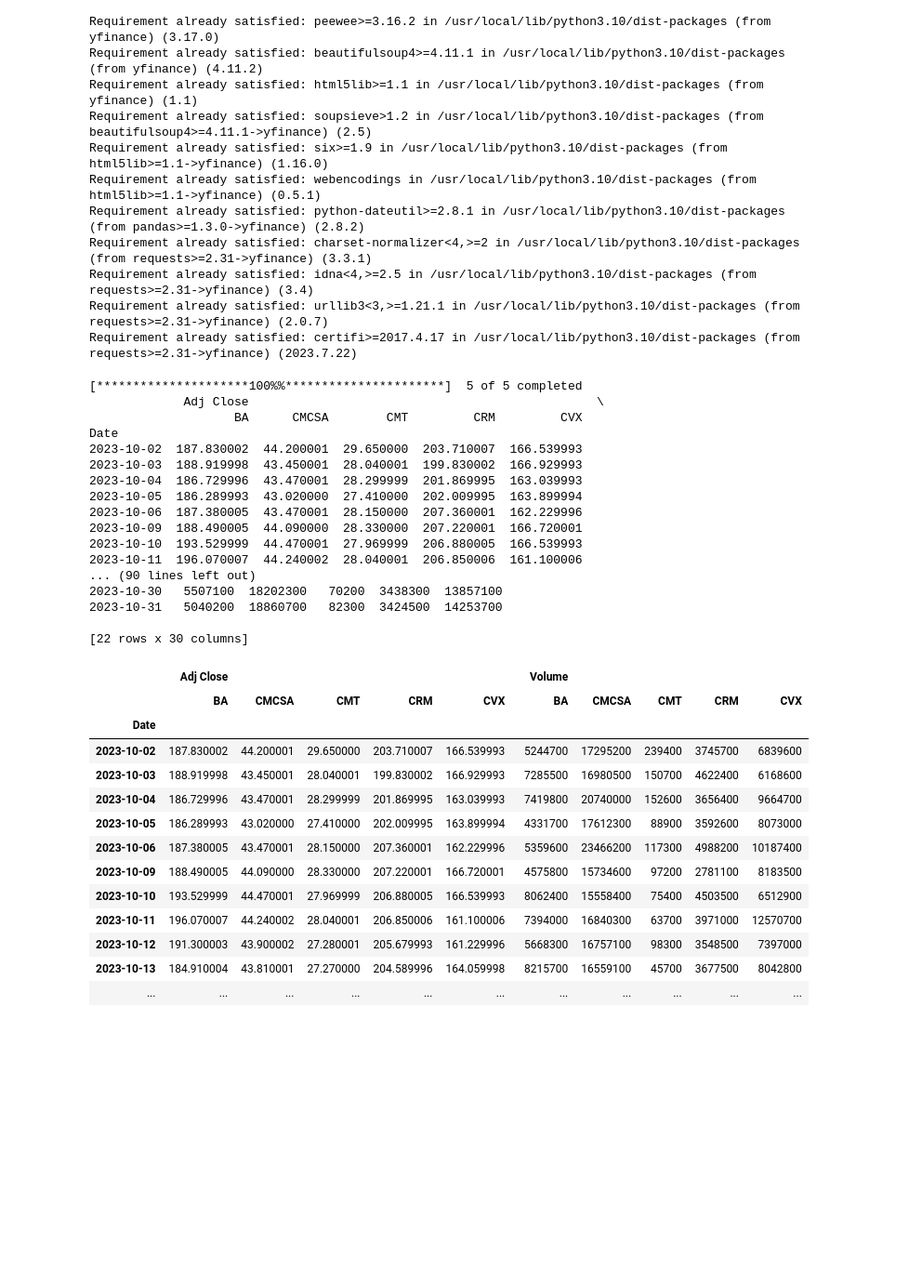
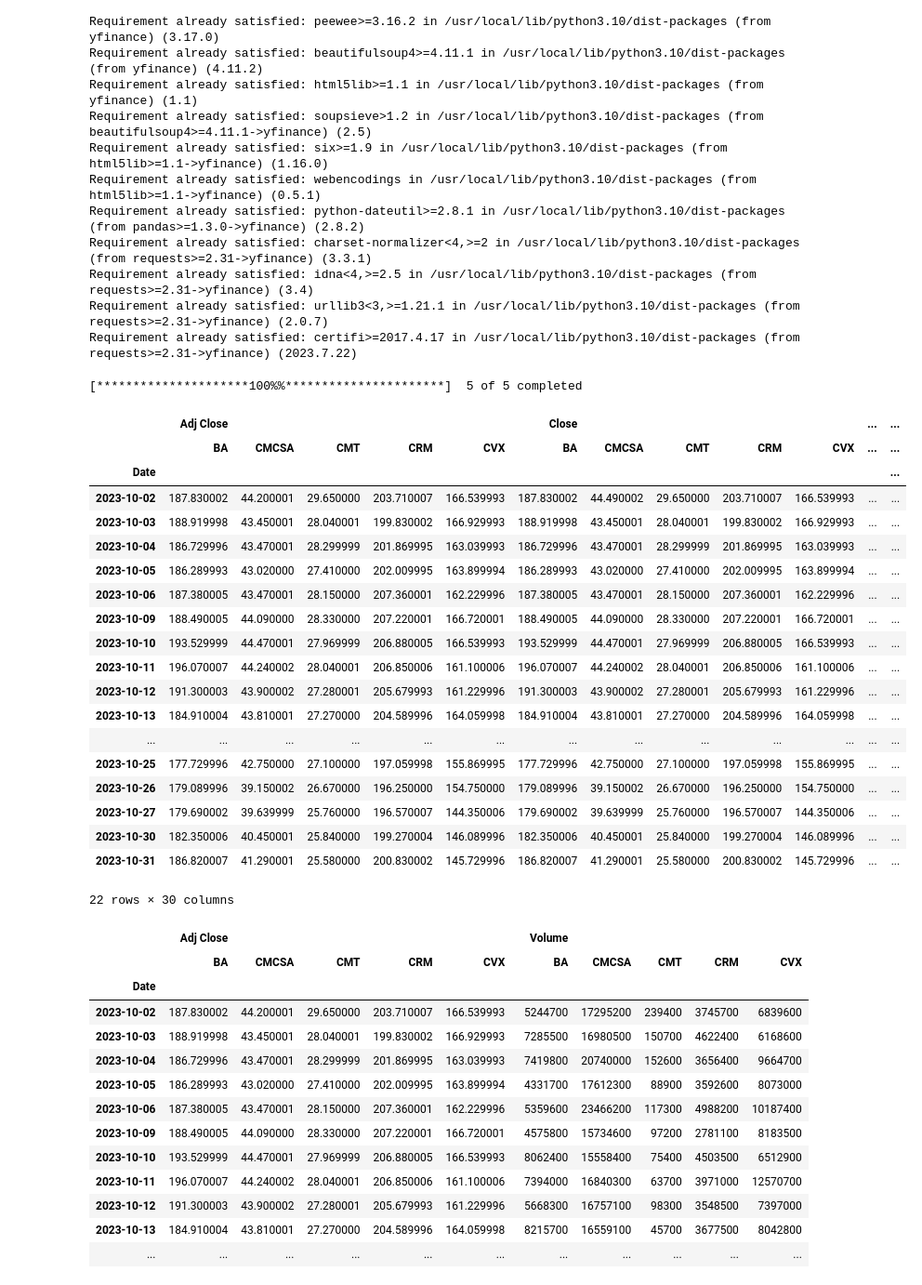
Before and after one commit to victorezealuma/Stock_Portfolio_Optimization, a Jupyter notebook: Portfolio_Opt_.ipynb, the cells around one changed output. Shown at 93% size. Cells and saved outputs as stored; diff of their text form; code cells hidden in the pictures; blank space fills up the shorter version.

```diff
--- a/Portfolio_Opt_.ipynb
+++ b/Portfolio_Opt_.ipynb
@@ -39,25 +40,29 @@ tickers = ("BA,CMT,CMCSA,CRM,CVX")
 # %%
 #import yfinance as yf
 df = yf.download(tickers, period="1mo")
-print(df)
+df
 # %% [output]
 [*********************100%%**********************]  5 of 5 completed
-             Adj Close                                                \
-                    BA      CMCSA        CMT         CRM         CVX
-Date
-2023-10-02  187.830002  44.200001  29.650000  203.710007  166.539993
-2023-10-03  188.919998  43.450001  28.040001  199.830002  166.929993
-2023-10-04  186.729996  43.470001  28.299999  201.869995  163.039993
-2023-10-05  186.289993  43.020000  27.410000  202.009995  163.899994
-2023-10-06  187.380005  43.470001  28.150000  207.360001  162.229996
-2023-10-09  188.490005  44.090000  28.330000  207.220001  166.720001
-2023-10-10  193.529999  44.470001  27.969999  206.880005  166.539993
-2023-10-11  196.070007  44.240002  28.040001  206.850006  161.100006
-... (90 lines left out)
-2023-10-30   5507100  18202300   70200  3438300  13857100
-2023-10-31   5040200  18860700   82300  3424500  14253700
-
-[22 rows x 30 columns]
+|  | Adj Close |  |  |  |  | Close |  |  |  |  | ... | ... |
+|  | BA | CMCSA | CMT | CRM | CVX | BA | CMCSA | CMT | CRM | CVX | ... | ... |
+| Date |  |  |  |  |  |  |  |  |  |  |  | ... |
+| 2023-10-02 | 187.830002 | 44.200001 | 29.650000 | 203.710007 | 166.539993 | 187.830002 | 44.490002 | 29.650000 | 203.710007 | 166.539993 | ... | ... |
+| 2023-10-03 | 188.919998 | 43.450001 | 28.040001 | 199.830002 | 166.929993 | 188.919998 | 43.450001 | 28.040001 | 199.830002 | 166.929993 | ... | ... |
+| 2023-10-04 | 186.729996 | 43.470001 | 28.299999 | 201.869995 | 163.039993 | 186.729996 | 43.470001 | 28.299999 | 201.869995 | 163.039993 | ... | ... |
+| 2023-10-05 | 186.289993 | 43.020000 | 27.410000 | 202.009995 | 163.899994 | 186.289993 | 43.020000 | 27.410000 | 202.009995 | 163.899994 | ... | ... |
+| 2023-10-06 | 187.380005 | 43.470001 | 28.150000 | 207.360001 | 162.229996 | 187.380005 | 43.470001 | 28.150000 | 207.360001 | 162.229996 | ... | ... |
+| 2023-10-09 | 188.490005 | 44.090000 | 28.330000 | 207.220001 | 166.720001 | 188.490005 | 44.090000 | 28.330000 | 207.220001 | 166.720001 | ... | ... |
+| 2023-10-10 | 193.529999 | 44.470001 | 27.969999 | 206.880005 | 166.539993 | 193.529999 | 44.470001 | 27.969999 | 206.880005 | 166.539993 | ... | ... |
+| 2023-10-11 | 196.070007 | 44.240002 | 28.040001 | 206.850006 | 161.100006 | 196.070007 | 44.240002 | 28.040001 | 206.850006 | 161.100006 | ... | ... |
+| 2023-10-12 | 191.300003 | 43.900002 | 27.280001 | 205.679993 | 161.229996 | 191.300003 | 43.900002 | 27.280001 | 205.679993 | 161.229996 | ... | ... |
+| 2023-10-13 | 184.910004 | 43.810001 | 27.270000 | 204.589996 | 164.059998 | 184.910004 | 43.810001 | 27.270000 | 204.589996 | 164.059998 | ... | ... |
+| ... | ... | ... | ... | ... | ... | ... | ... | ... | ... | ... | ... | ... |
+| 2023-10-25 | 177.729996 | 42.750000 | 27.100000 | 197.059998 | 155.869995 | 177.729996 | 42.750000 | 27.100000 | 197.059998 | 155.869995 | ... | ... |
+| 2023-10-26 | 179.089996 | 39.150002 | 26.670000 | 196.250000 | 154.750000 | 179.089996 | 39.150002 | 26.670000 | 196.250000 | 154.750000 | ... | ... |
+| 2023-10-27 | 179.690002 | 39.639999 | 25.760000 | 196.570007 | 144.350006 | 179.690002 | 39.639999 | 25.760000 | 196.570007 | 144.350006 | ... | ... |
+| 2023-10-30 | 182.350006 | 40.450001 | 25.840000 | 199.270004 | 146.089996 | 182.350006 | 40.450001 | 25.840000 | 199.270004 | 146.089996 | ... | ... |
+| 2023-10-31 | 186.820007 | 41.290001 | 25.580000 | 200.830002 | 145.729996 | 186.820007 | 41.290001 | 25.580000 | 200.830002 | 145.729996 | ... | ... |
+22 rows × 30 columns
 # %%
 df [['Adj Close', 'Volume']]
 # %% [output]
```
Also changed, not shown: parts of 1 cell of this notebook.
